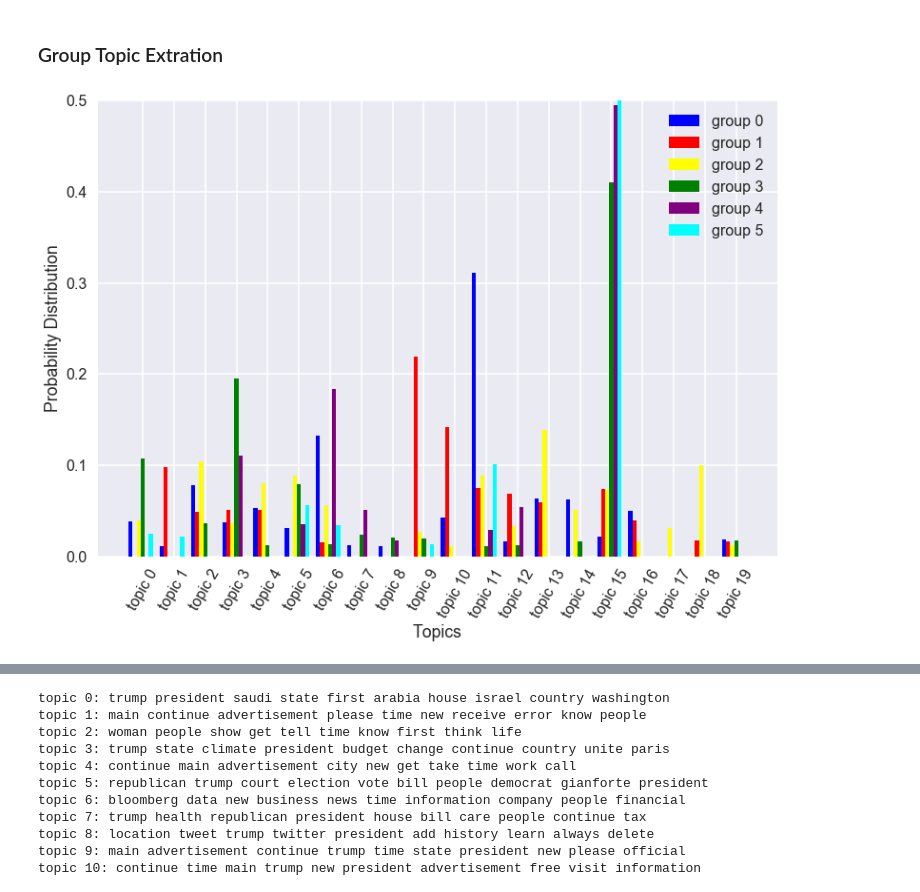
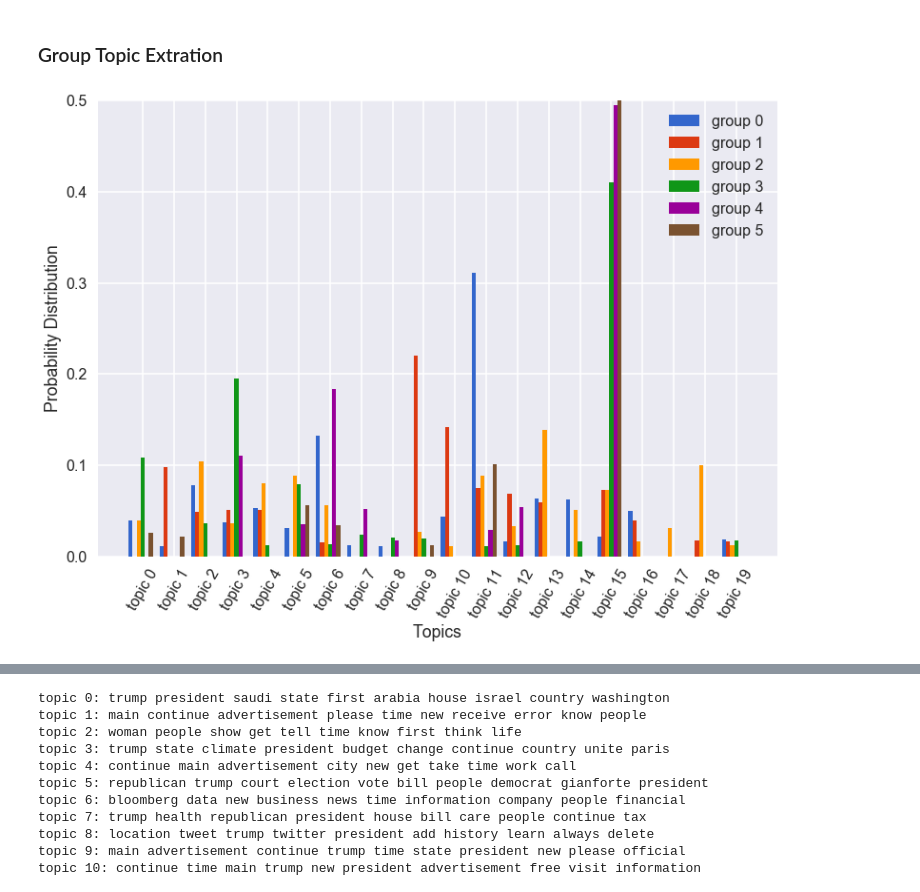
Before and after one commit to huangy22/NewsRecommender, a Jupyter notebook: 3_topics_extraction_with_lda.ipynb, the cells around one changed output, grey strips where cells are left out. Saved outputs shown, nothing was run; the diff lists cells and outputs as text; code cells hidden in the pictures.

```diff
--- a/3_topics_extraction_with_lda.ipynb
+++ b/3_topics_extraction_with_lda.ipynb
@@ -339,20 +341,20 @@ def to_full_vec(group_topics, num_topics):
 # %%
 group_topics = pickle.load(open('./data/group_lda_bow_topics.pkl', 'rb'))
 
 sns.set_context("poster")
 fig, ax = plt.subplots()
 width = 0.13
-colors = ['blue', 'red', 'yellow', 'green', 'purple', 'cyan']
+colors = ["#3366cc", "#dc3912", "#ff9900", "#109618", "#990099", "#7a5230"]
 with sns.axes_style("darkgrid"):
     for i in range(6):
         position = [j+i*width for j in range(num_topics)]
         ax.bar(position, to_full_vec(group_topics[i], num_topics), width, label="group "+str(i), color=colors[i])
     plt.xlabel("Topics")
     plt.ylabel("Probability Distribution")
     position = [j+3*width for j in range(num_topics)]
     plt.xticks(position, ["topic "+str(i) for i in range(num_topics)], rotation=60)
     plt.ylim(0, 0.5)
     plt.legend()
     plt.show()
 # %% [output]
-[figure, old version]
+[figure, new version]
```
Also changed, not shown: parts of 9 cells of this notebook, 16 other files.
